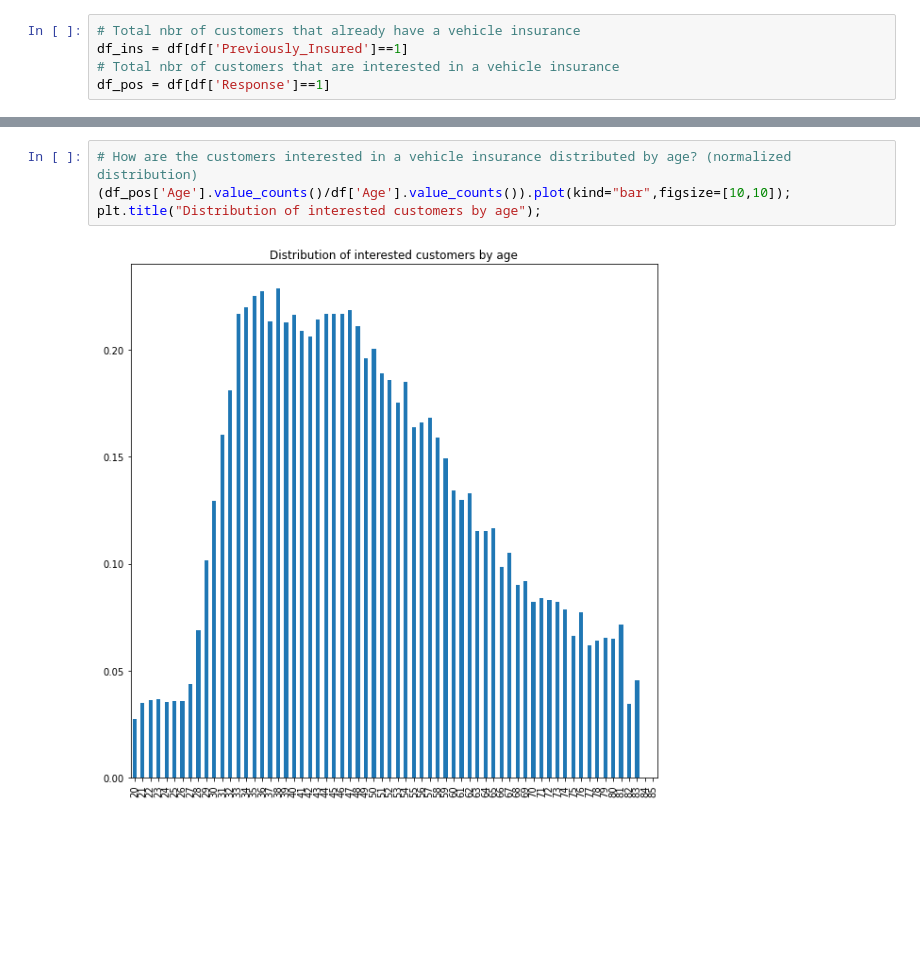
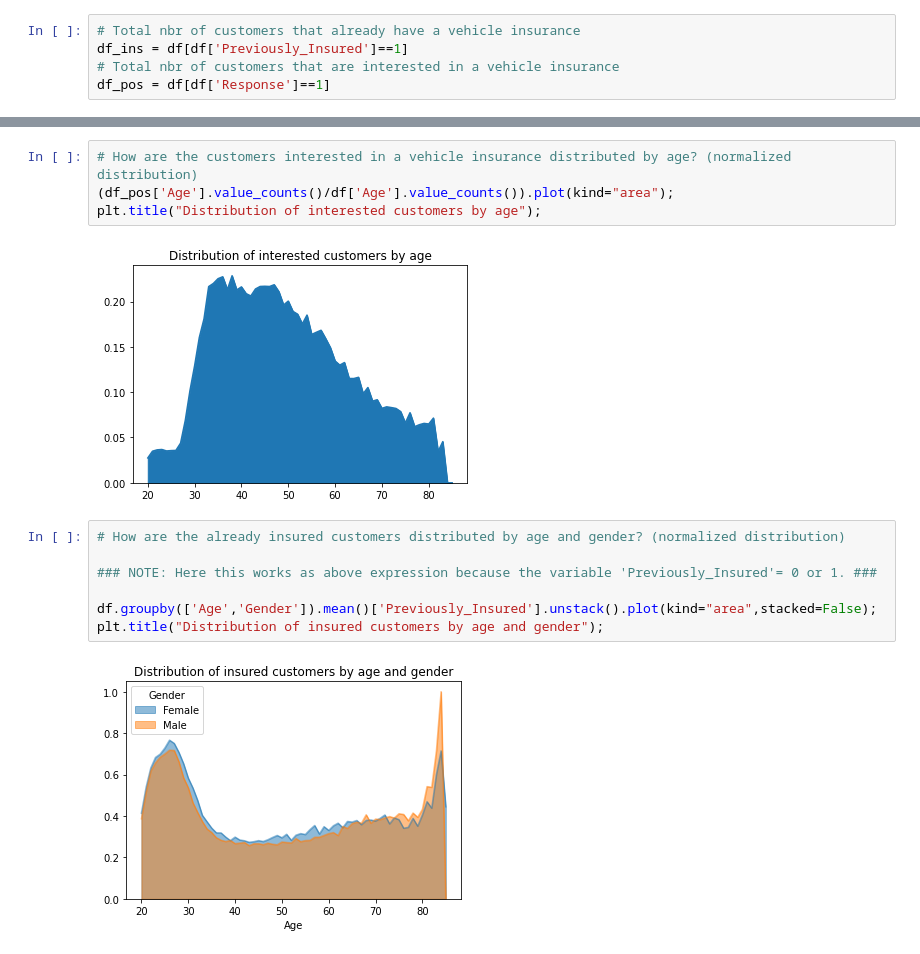
Before and after one commit to asyntychaki/Health-Insurance-Cross-Sell, a Jupyter notebook: 1-Age-Insurance.ipynb, the cells around one changed output, grey strips where cells are left out. Drawn from its saved outputs; the diff is of its cells as text; blank space fills up the shorter version.

```diff
--- a/1-Age-Insurance.ipynb
+++ b/1-Age-Insurance.ipynb
@@ -50,6 +50,15 @@ plt.title("Distribution of insured customers by age");
 # %%
 # How are the customers interested in a vehicle insurance distributed by age? (normalized distribution)
-(df_pos['Age'].value_counts()/df['Age'].value_counts()).plot(kind="bar",figsize=[10,10]);
+(df_pos['Age'].value_counts()/df['Age'].value_counts()).plot(kind="area");
 plt.title("Distribution of interested customers by age");
 # %% [output]
-[figure, old version]
+[figure, new version]
+# %%
+# How are the already insured customers distributed by age and gender? (normalized distribution)
+
+### NOTE: Here this works as above expression because the variable 'Previously_Insured'= 0 or 1. ###
+
+df.groupby(['Age','Gender']).mean()['Previously_Insured'].unstack().plot(kind="area",stacked=False);
+plt.title("Distribution of insured customers by age and gender");
+# %% [output]
+[figure, added]
```
Also changed, not shown: parts of 2 cells of this notebook, 4 other files.
